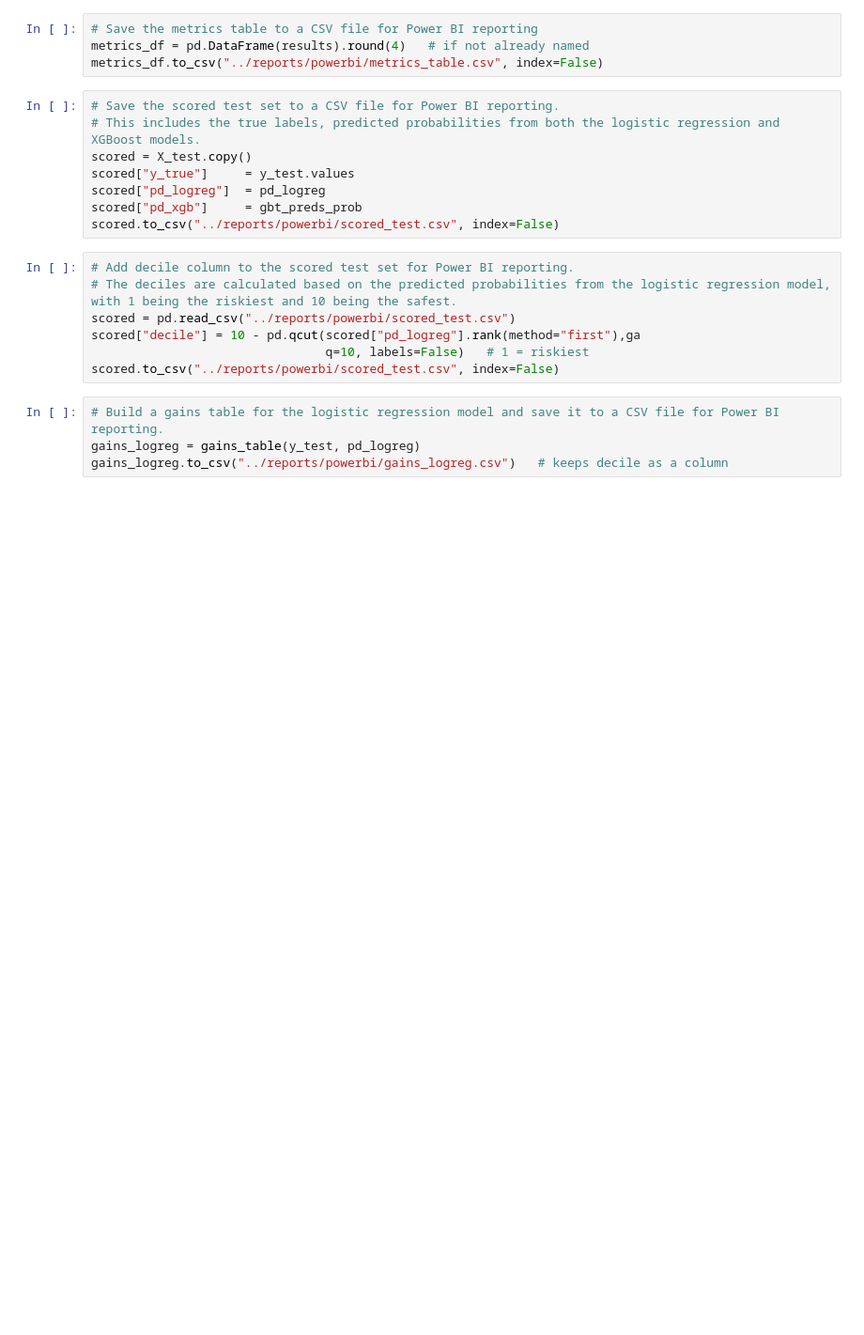
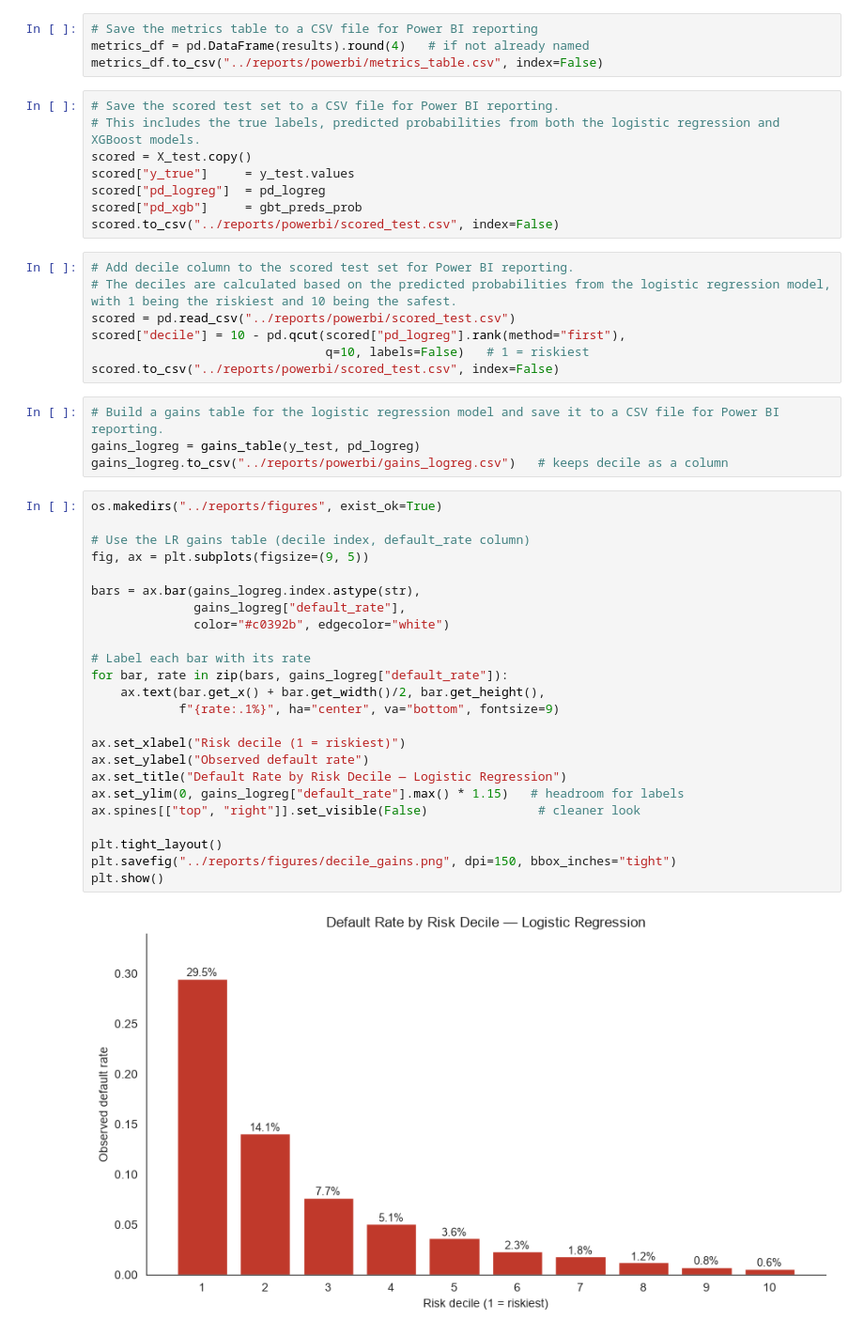
Before and after one commit to Data-JP/Credit_risk_pd_model, a Jupyter notebook: notebook/credit_risk_pd_model.ipynb, the cells around one changed output. Shown at 94% size. Saved outputs shown, nothing was run; the diff lists cells and outputs as text; blank space fills up the shorter version.

```diff
--- a/notebook/credit_risk_pd_model.ipynb
+++ b/notebook/credit_risk_pd_model.ipynb
@@ -1129,10 +1133,36 @@ scored.to_csv("../reports/powerbi/scored_test.csv", index=False)
 # Add decile column to the scored test set for Power BI reporting.
 # The deciles are calculated based on the predicted probabilities from the logistic regression model, with 1 being the riskiest and 10 being the safest.
 scored = pd.read_csv("../reports/powerbi/scored_test.csv")
-scored["decile"] = 10 - pd.qcut(scored["pd_logreg"].rank(method="first"),ga
+scored["decile"] = 10 - pd.qcut(scored["pd_logreg"].rank(method="first"),
                                 q=10, labels=False)   # 1 = riskiest
 scored.to_csv("../reports/powerbi/scored_test.csv", index=False)
 # %%
 # Build a gains table for the logistic regression model and save it to a CSV file for Power BI reporting.
 gains_logreg = gains_table(y_test, pd_logreg)
 gains_logreg.to_csv("../reports/powerbi/gains_logreg.csv")   # keeps decile as a column
+# %%
+os.makedirs("../reports/figures", exist_ok=True)
+
+# Use the LR gains table (decile index, default_rate column)
+fig, ax = plt.subplots(figsize=(9, 5))
+
+bars = ax.bar(gains_logreg.index.astype(str),
+              gains_logreg["default_rate"],
+              color="#c0392b", edgecolor="white")
+
+# Label each bar with its rate
+for bar, rate in zip(bars, gains_logreg["default_rate"]):
+    ax.text(bar.get_x() + bar.get_width()/2, bar.get_height(),
+            f"{rate:.1%}", ha="center", va="bottom", fontsize=9)
+
+ax.set_xlabel("Risk decile (1 = riskiest)")
+ax.set_ylabel("Observed default rate")
+ax.set_title("Default Rate by Risk Decile — Logistic Regression")
+ax.set_ylim(0, gains_logreg["default_rate"].max() * 1.15)   # headroom for labels
+ax.spines[["top", "right"]].set_visible(False)               # cleaner look
+
+plt.tight_layout()
+plt.savefig("../reports/figures/decile_gains.png", dpi=150, bbox_inches="tight")
+plt.show()
+# %% [output]
+[figure, added]
```
Also changed, not shown: parts of 3 cells of this notebook, 1 other file.
